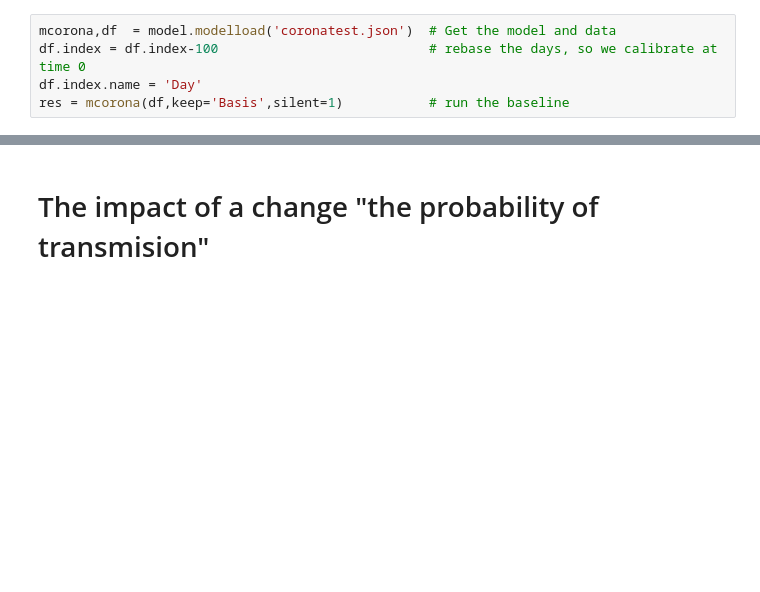
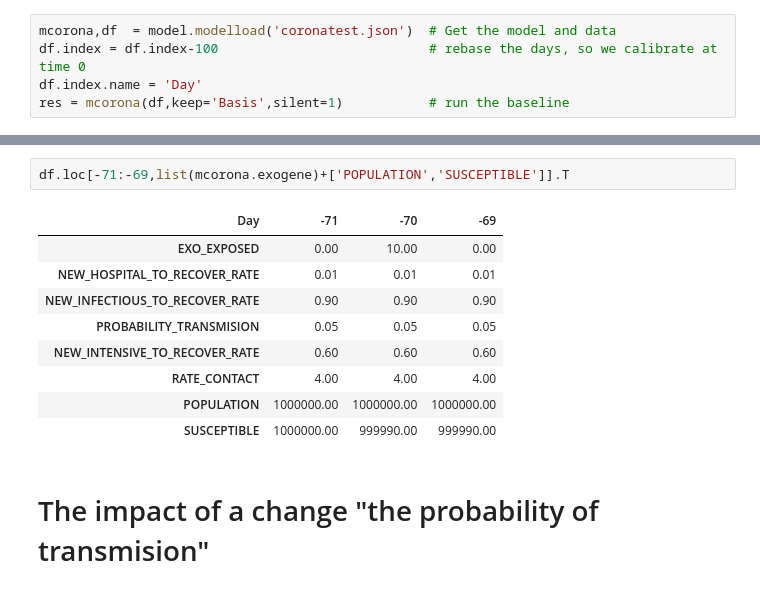
Before and after one commit to IbHansen/Modelflow2, a Jupyter notebook: Examples/corona/Corona calibrate a parameter.ipynb, the cells around one changed output, grey strips where cells are left out. Drawn from its saved outputs; the diff is of its cells as text; blank space fills up the shorter version.

```diff
--- a/Examples/corona/Corona calibrate a parameter.ipynb
+++ b/Examples/corona/Corona calibrate a parameter.ipynb
@@ -15,3 +41,15 @@ res = mcorona(df,keep='Basis',silent=1)           # run the baseline
+# %%
+df.loc[-71:-69,list(mcorona.exogene)+['POPULATION','SUSCEPTIBLE']].T
+# %% [output]
+| Day | -71 | -70 | -69 |
+| EXO_EXPOSED | 0.00 | 10.00 | 0.00 |
+| NEW_HOSPITAL_TO_RECOVER_RATE | 0.01 | 0.01 | 0.01 |
+| NEW_INFECTIOUS_TO_RECOVER_RATE | 0.90 | 0.90 | 0.90 |
+| PROBABILITY_TRANSMISION | 0.05 | 0.05 | 0.05 |
+| NEW_INTENSIVE_TO_RECOVER_RATE | 0.60 | 0.60 | 0.60 |
+| RATE_CONTACT | 4.00 | 4.00 | 4.00 |
+| POPULATION | 1000000.00 | 1000000.00 | 1000000.00 |
+| SUSCEPTIBLE | 1000000.00 | 999990.00 | 999990.00 |
 # %% [markdown]
 # The impact of a change "the probability of transmision"
 # %%
```
Also changed, not shown: parts of 5 cells of this notebook, 2 other files.
